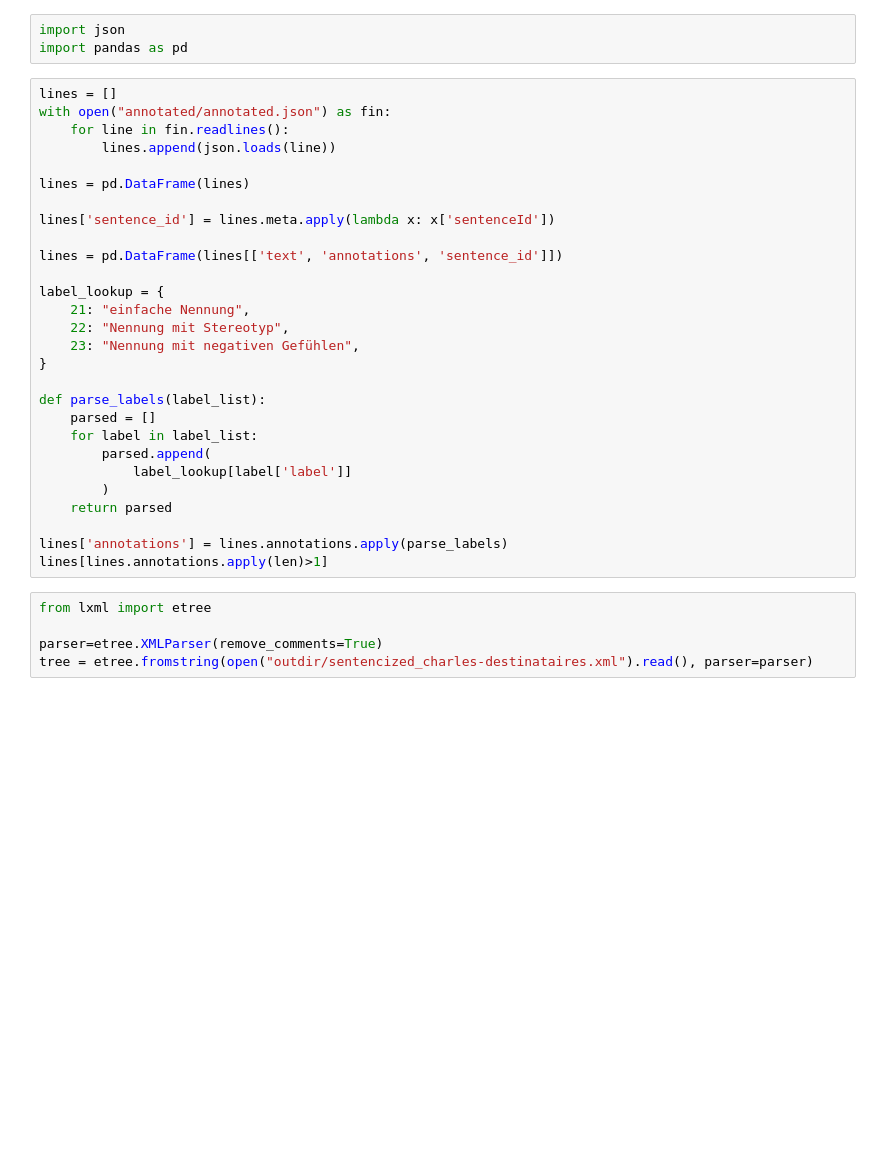
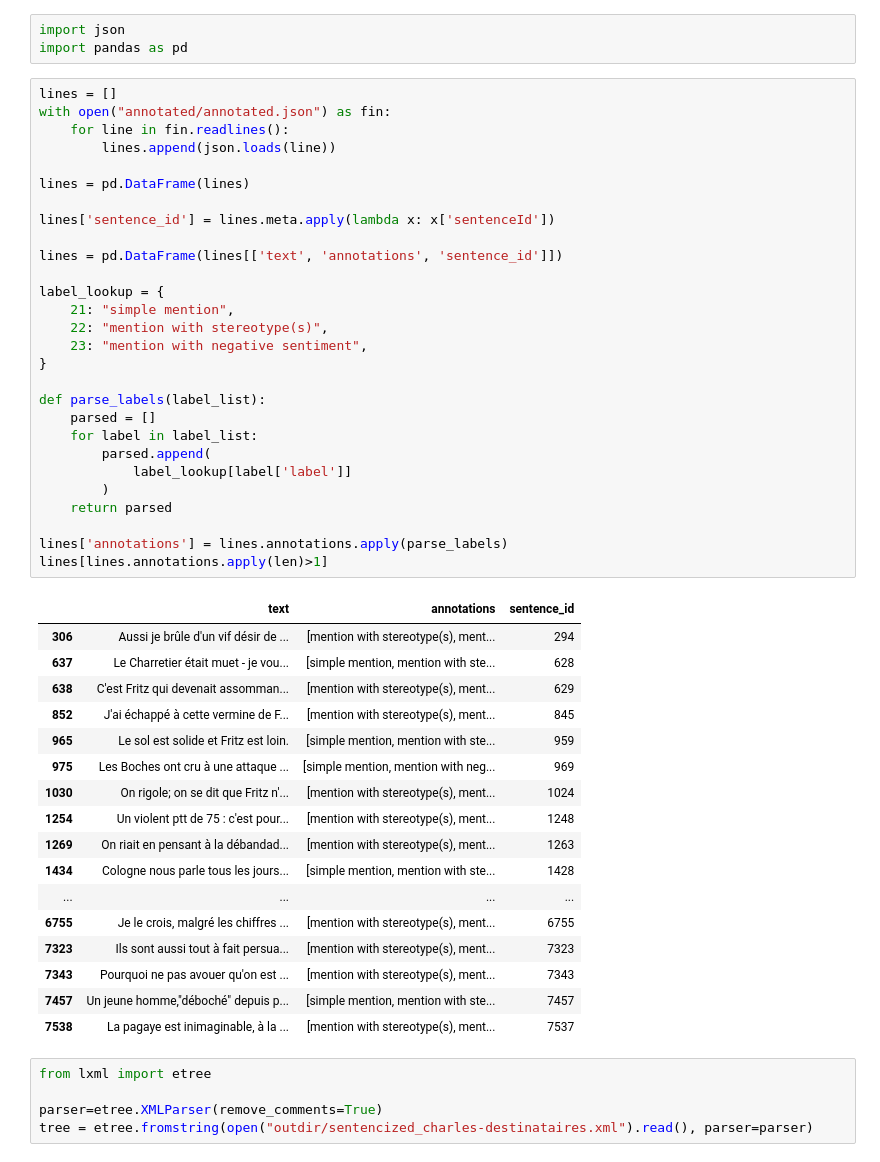
Before and after one commit to millawell/Corpus-Charles-Bruneau, a Jupyter notebook: merge_annotated.ipynb, the cells around one changed output. Cells and saved outputs as stored; diff of their text form; blank space fills up the shorter version.

```diff
--- a/merge_annotated.ipynb
+++ b/merge_annotated.ipynb
@@ -10,31 +10,49 @@ import pandas as pd
 # %%
 lines = []
 with open("annotated/annotated.json") as fin:
     for line in fin.readlines():
         lines.append(json.loads(line))
 
 lines = pd.DataFrame(lines)
 
 lines['sentence_id'] = lines.meta.apply(lambda x: x['sentenceId'])
 
 lines = pd.DataFrame(lines[['text', 'annotations', 'sentence_id']])
 
 label_lookup = {
-    21: "einfache Nennung",
-    22: "Nennung mit Stereotyp",
-    23: "Nennung mit negativen Gefühlen",
+    21: "simple mention",
+    22: "mention with stereotype(s)",
+    23: "mention with negative sentiment",
 }
 
 def parse_labels(label_list):
     parsed = []
     for label in label_list:
         parsed.append(
             label_lookup[label['label']]
         )
     return parsed
 
 lines['annotations'] = lines.annotations.apply(parse_labels)
 lines[lines.annotations.apply(len)>1]
+# %% [output]
+|  | text | annotations | sentence_id |
+| 306 | Aussi je brûle d'un vif désir de ... | [mention with stereotype(s), ment... | 294 |
+| 637 | Le Charretier était muet - je vou... | [simple mention, mention with ste... | 628 |
+| 638 | C'est Fritz qui devenait assomman... | [mention with stereotype(s), ment... | 629 |
+| 852 | J'ai échappé à cette vermine de F... | [mention with stereotype(s), ment... | 845 |
+| 965 | Le sol est solide et Fritz est loin. | [simple mention, mention with ste... | 959 |
+| 975 | Les Boches ont cru à une attaque ... | [simple mention, mention with neg... | 969 |
+| 1030 | On rigole; on se dit que Fritz n'... | [mention with stereotype(s), ment... | 1024 |
+| 1254 | Un violent ptt de 75 : c'est pour... | [mention with stereotype(s), ment... | 1248 |
+| 1269 | On riait en pensant à la débandad... | [mention with stereotype(s), ment... | 1263 |
+| 1434 | Cologne nous parle tous les jours... | [simple mention, mention with ste... | 1428 |
+| ... | ... | ... | ... |
+| 6755 | Je le crois, malgré les chiffres ... | [mention with stereotype(s), ment... | 6755 |
+| 7323 | Ils sont aussi tout à fait persua... | [mention with stereotype(s), ment... | 7323 |
+| 7343 | Pourquoi ne pas avouer qu'on est ... | [mention with stereotype(s), ment... | 7343 |
+| 7457 | Un jeune homme,"déboché" depuis p... | [simple mention, mention with ste... | 7457 |
+| 7538 | La pagaye est inimaginable, à la ... | [mention with stereotype(s), ment... | 7537 |
 # %%
 from lxml import etree
 
```
Also changed, not shown: parts of 7 cells of this notebook, 2 other files.
